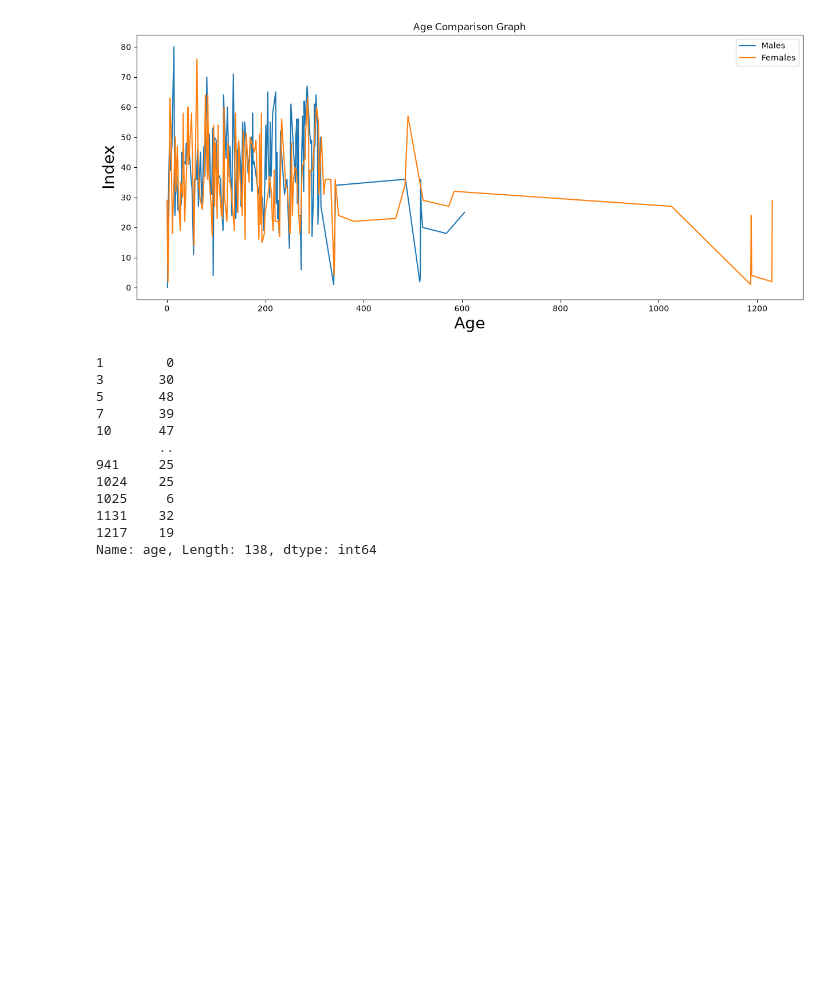
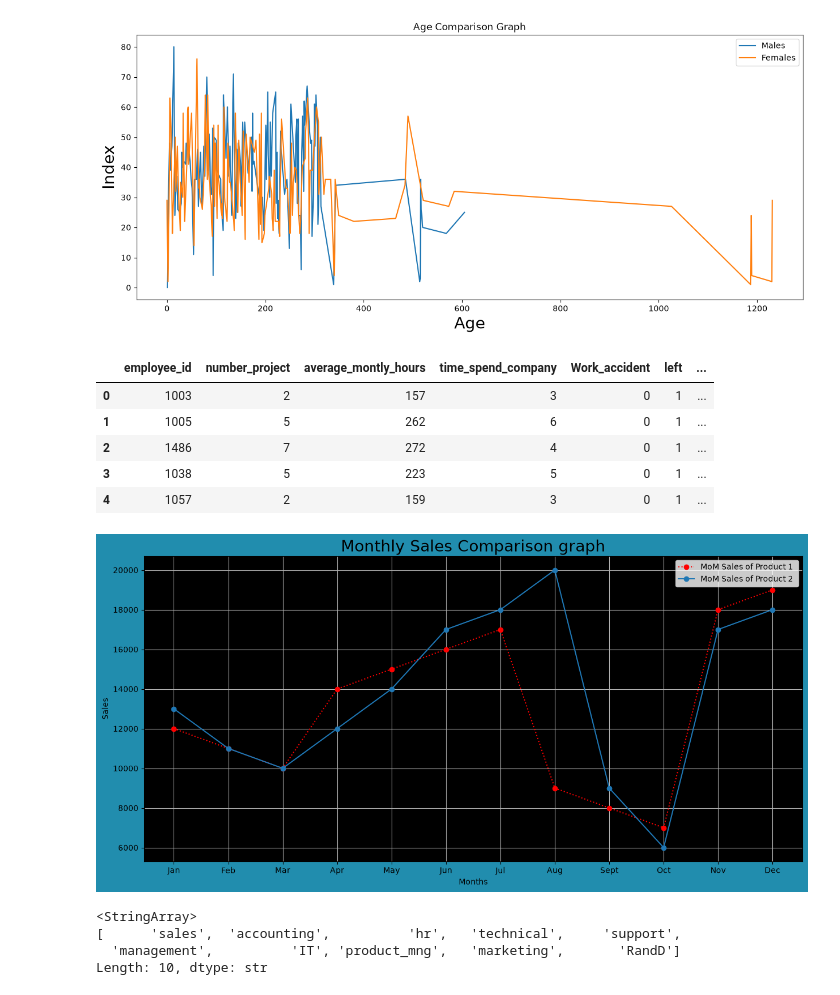
Before and after one commit to Ashuu189/python-libraries-pro, a Jupyter notebook: PracticeSheet/complete-matplotlib-sheet.ipynb, the cells around one changed output. Saved outputs shown, nothing was run; the diff lists cells and outputs as text; code cells hidden in the pictures; blank space fills up the shorter version.

```diff
--- a/PracticeSheet/complete-matplotlib-sheet.ipynb
+++ b/PracticeSheet/complete-matplotlib-sheet.ipynb
@@ -256,16 +256,35 @@ plt.show()
 # %% [output]
 [figure]
 # %%
+hr.head()
 # %% [output]
-1        0
-3       30
-5       48
-7       39
-10      47
-        ..
-941     25
-1024    25
-1025     6
-1131    32
-1217    19
-Name: age, Length: 138, dtype: int64
+|  | employee_id | number_project | average_montly_hours | time_spend_company | Work_accident | left | ... |
+| 0 | 1003 | 2 | 157 | 3 | 0 | 1 | ... |
+| 1 | 1005 | 5 | 262 | 6 | 0 | 1 | ... |
+| 2 | 1486 | 7 | 272 | 4 | 0 | 1 | ... |
+| 3 | 1038 | 5 | 223 | 5 | 0 | 1 | ... |
+| 4 | 1057 | 2 | 159 | 3 | 0 | 1 | ... |
+# %%
+months=['Jan','Feb','Mar','Apr','May','Jun','Jul','Aug','Sept','Oct','Nov','Dec']
+Pd1_Sales=[12000,11000,10000,14000,15000,16000,17000,9000,8000,7000,18000,19000]
+pd2_Sales=[13000,11000,10000,12000,14000,17000,18000,20000,9000,6000,17000,18000]
+
+plt.figure(figsize=(15,7),facecolor='#218DAE')
+plt.plot(months,Pd1_Sales,label='MoM Sales of Product 1 ', marker='o', linestyle='dotted',color='red')
+plt.plot(months,pd2_Sales,label='MoM Sales of Product 2',marker='o')
+plt.xlabel('Months')
+plt.ylabel('Sales')
+plt.title('Monthly Sales Comparison graph', color='black', fontsize=20)
+plt.gca().set_facecolor('black')
+plt.legend()
+plt.grid()
+plt.show()
+# %% [output]
+[figure, added]
+# %%
+hr['department'].unique()
+# %% [output]
+<StringArray>
+[      'sales',  'accounting',          'hr',   'technical',     'support',
+  'management',          'IT', 'product_mng',   'marketing',       'RandD']
+Length: 10, dtype: str
```
Also changed, not shown: parts of 14 cells of this notebook, 1 other file.
